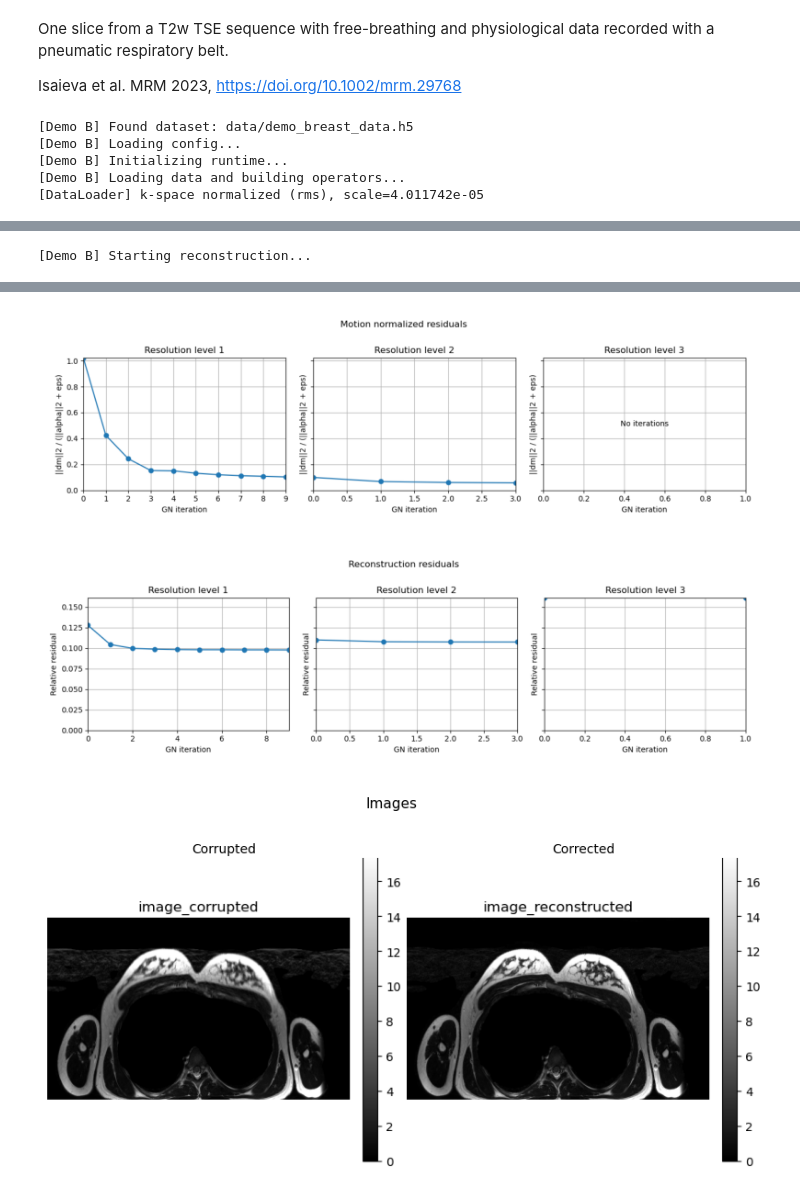
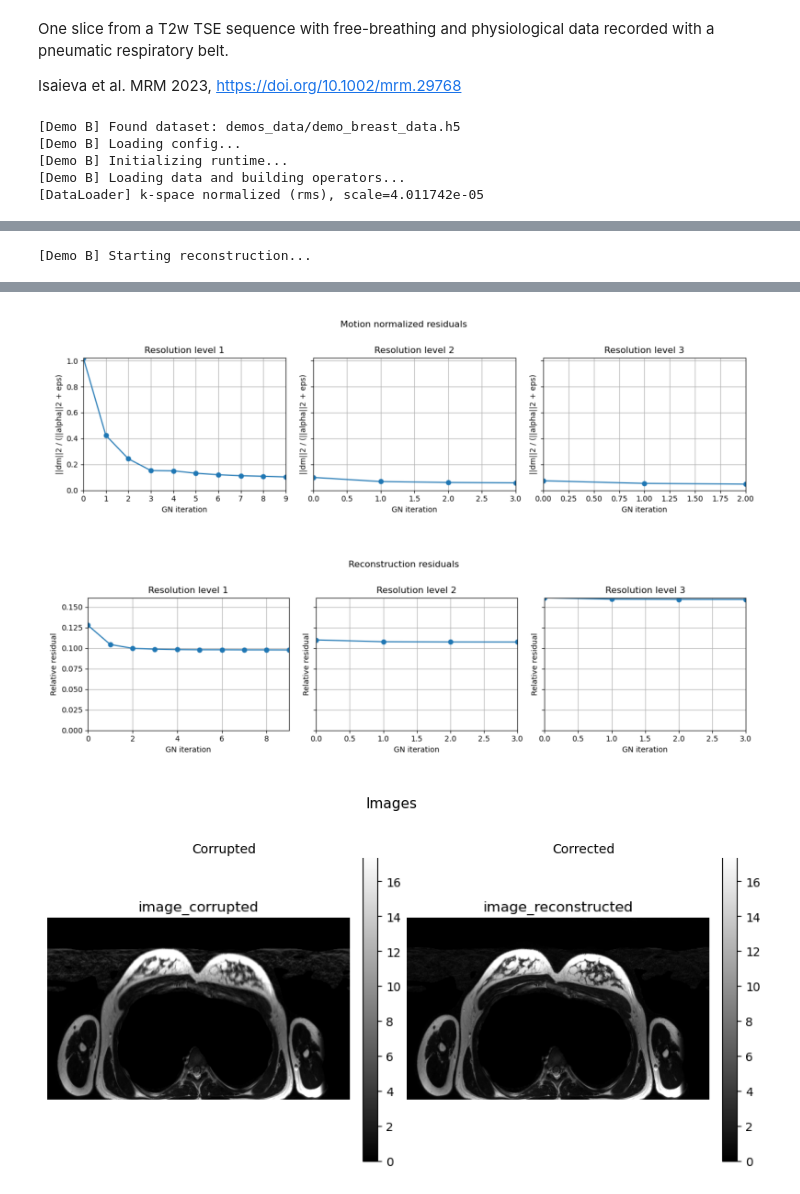
Before and after one commit to IADI-Nancy/GRICS-torch, a Jupyter notebook: demo_b_2D_nonrigid_realworld_freebreathing.ipynb, the cells around one changed output, grey strips where cells are left out. Drawn from its saved outputs; the diff is of its cells as text; code cells hidden in the pictures.

```diff
--- a/demo_b_2D_nonrigid_realworld_freebreathing.ipynb
+++ b/demo_b_2D_nonrigid_realworld_freebreathing.ipynb
@@ -17,7 +17,7 @@ from src.runtime.runtime_setup import initialize_runtime
 
 jupyter_notebook_flag = True
 
-DATA_FILE = Path("data/demo_breast_data.h5")
+DATA_FILE = Path("demos_data/demo_breast_data.h5")
 DATA_URL = "https://zenodo.org/records/19086853/files/demo_breast_data.h5?download=1"
 
 
@@ -79,7 +79,7 @@ def main():
 if __name__ == "__main__":
     main()
 # %% [output]
-[Demo B] Found dataset: data/demo_breast_data.h5
+[Demo B] Found dataset: demos_data/demo_breast_data.h5
 [Demo B] Loading config...
 [Demo B] Initializing runtime...
 [Demo B] Loading data and building operators...
@@ -90,3 +90,3 @@ Elapsed time: 22.47 s
-[figure, old version]
+[figure, new version]
-[figure, old version]
+[figure, new version]
 [figure]
```
Also changed, not shown: parts of 1 cell of this notebook, 8 other files.
